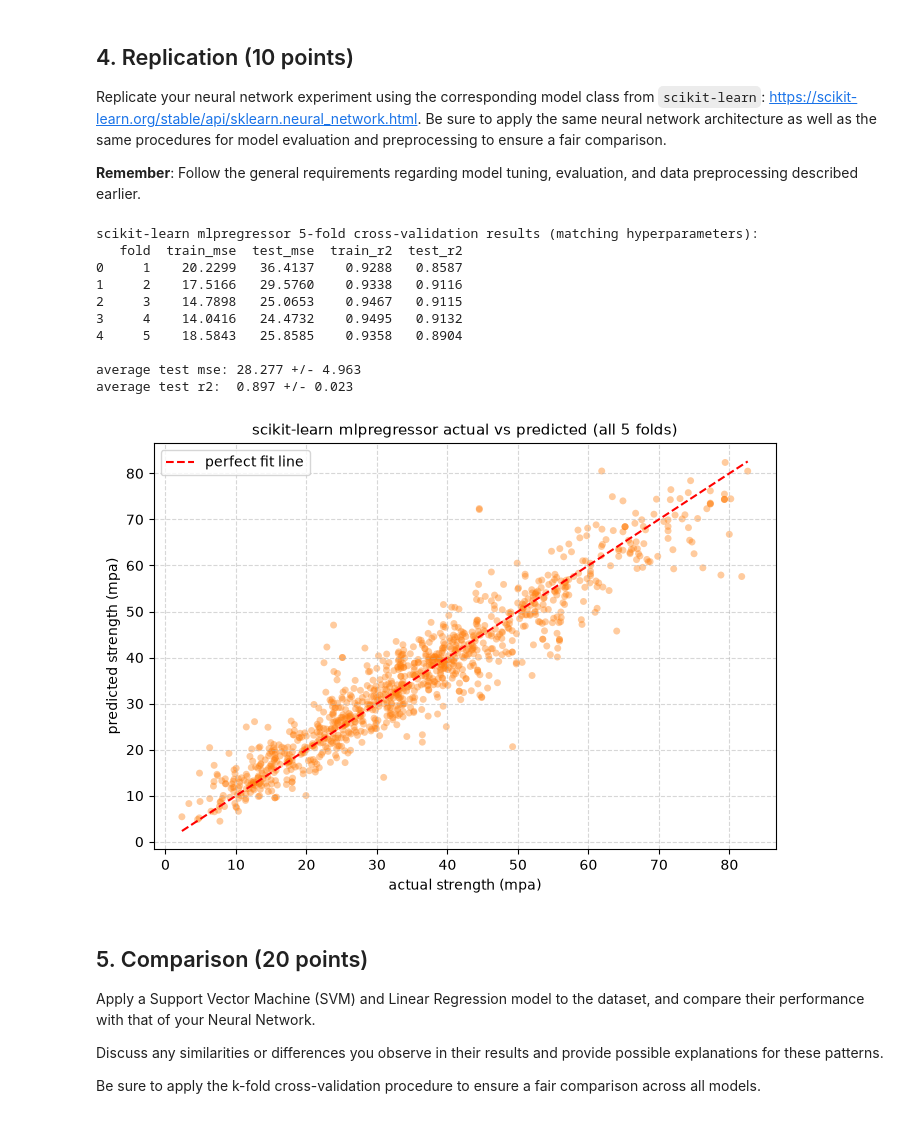
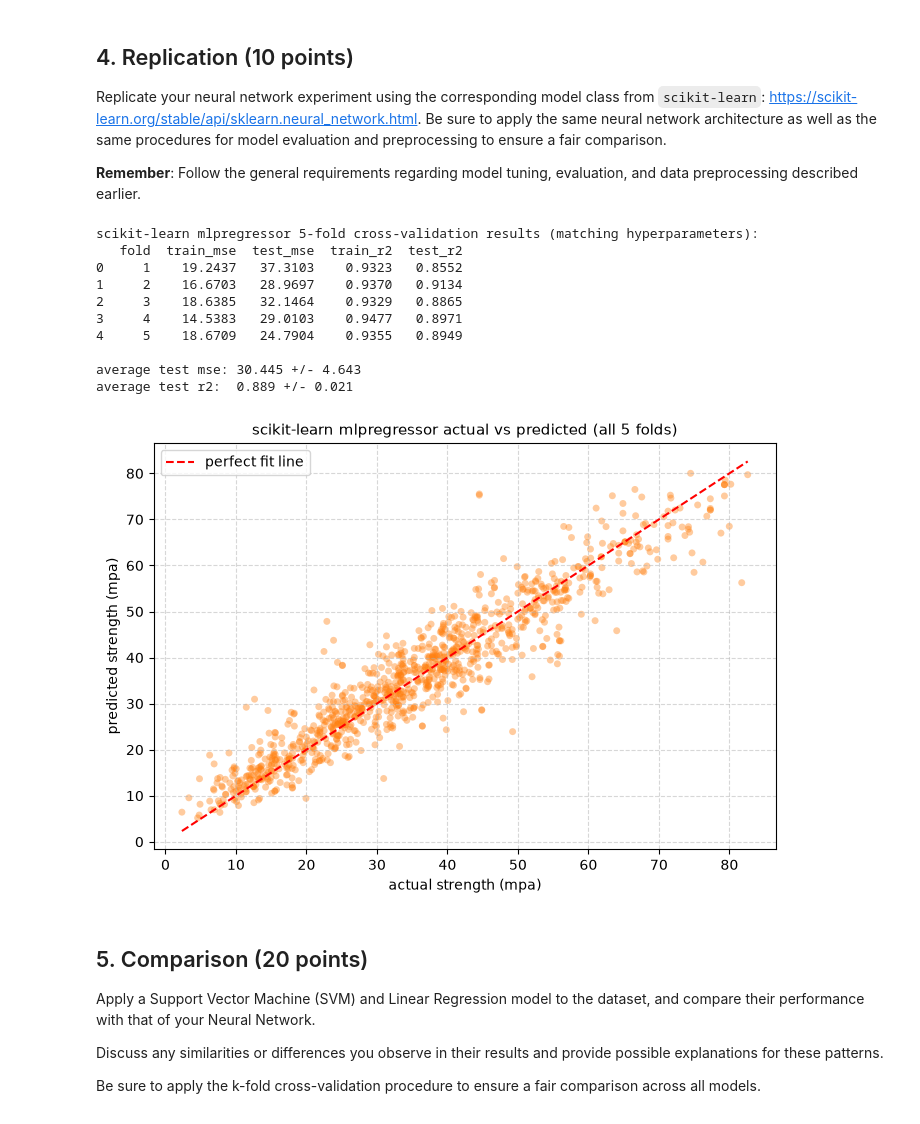
Before and after one commit to saejin-moon/ds4021, a Jupyter notebook: lab5.ipynb, the cells around one changed output. Cells and saved outputs as stored; diff of their text form; code cells hidden in the pictures.

```diff
--- a/lab5.ipynb
+++ b/lab5.ipynb
@@ -363,6 +363,7 @@ for fold_idx_mlp, (train_idx_mlp, test_idx_mlp) in enumerate(kf_rep.split(X_all)
         hidden_layer_sizes=(64, 64),
         activation="relu",
         solver="adam",
+        alpha=0,
         learning_rate_init=0.01,
         batch_size=32,
         max_iter=150,
@@ -384,41 +385,41 @@ for fold_idx_mlp, (train_idx_mlp, test_idx_mlp) in enumerate(kf_rep.split(X_all)
         "test_r2": r2_score(y_test_mlp, preds_test_mlp),
     })
 
 mlp_results_df = pd.DataFrame(fold_metrics_mlp)
 print("scikit-learn mlpregressor 5-fold cross-validation results (matching hyperparameters):")
 print(mlp_results_df.round(4))
 print(f"\naverage test mse: {mlp_results_df['test_mse'].mean():.3f} +/- {mlp_results_df['test_mse'].std():.3f}")
 print(f"average test r2:  {mlp_results_df['test_r2'].mean():.3f} +/- {mlp_results_df['test_r2'].std():.3f}")
 
 # visualize actual vs predicted for scikit-learn mlpregressor replication
 fig_mlp, ax_mlp = plt.subplots(figsize=(7, 5))
 all_mlp_actuals = np.array(all_mlp_actuals)
 all_mlp_preds = np.array(all_mlp_preds)
 
 ax_mlp.scatter(all_mlp_actuals, all_mlp_preds, alpha=0.4, color="#ff7f0e", s=25, edgecolors="none")
 min_mlp = min(all_mlp_actuals.min(), all_mlp_preds.min())
 max_mlp = max(all_mlp_actuals.max(), all_mlp_preds.max())
 ax_mlp.plot([min_mlp, max_mlp], [min_mlp, max_mlp], color="red", linestyle="--", linewidth=1.5, label="perfect fit line")
 ax_mlp.set_title("scikit-learn mlpregressor actual vs predicted (all 5 folds)", fontsize=11)
 ax_mlp.set_xlabel("actual strength (mpa)")
 ax_mlp.set_ylabel("predicted strength (mpa)")
 ax_mlp.legend()
 ax_mlp.grid(True, linestyle="--", alpha=0.5)
 
 plt.tight_layout()
 plt.show()
 # %% [output]
 scikit-learn mlpregressor 5-fold cross-validation results (matching hyperparameters):
    fold  train_mse  test_mse  train_r2  test_r2
-0     1    20.2299   36.4137    0.9288   0.8587
-1     2    17.5166   29.5760    0.9338   0.9116
-2     3    14.7898   25.0653    0.9467   0.9115
-3     4    14.0416   24.4732    0.9495   0.9132
-4     5    18.5843   25.8585    0.9358   0.8904
+0     1    19.2437   37.3103    0.9323   0.8552
+1     2    16.6703   28.9697    0.9370   0.9134
+2     3    18.6385   32.1464    0.9329   0.8865
+3     4    14.5383   29.0103    0.9477   0.8971
+4     5    18.6709   24.7904    0.9355   0.8949
 
-average test mse: 28.277 +/- 4.963
-average test r2:  0.897 +/- 0.023
+average test mse: 30.445 +/- 4.643
+average test r2:  0.889 +/- 0.021
-[figure, old version]
+[figure, new version]
 # %% [markdown]
 ## 5. Comparison (20 points)
 
```
Also changed, not shown: parts of 1 cell of this notebook.
